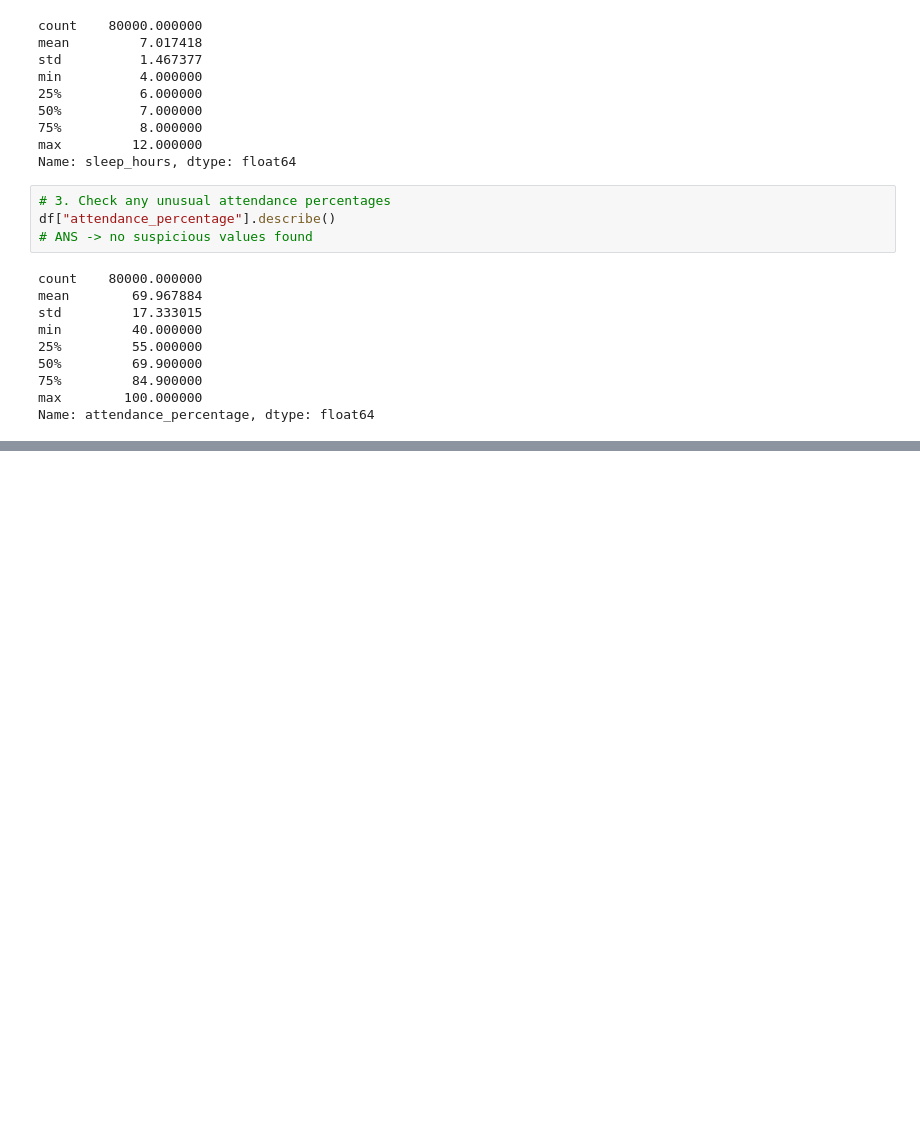
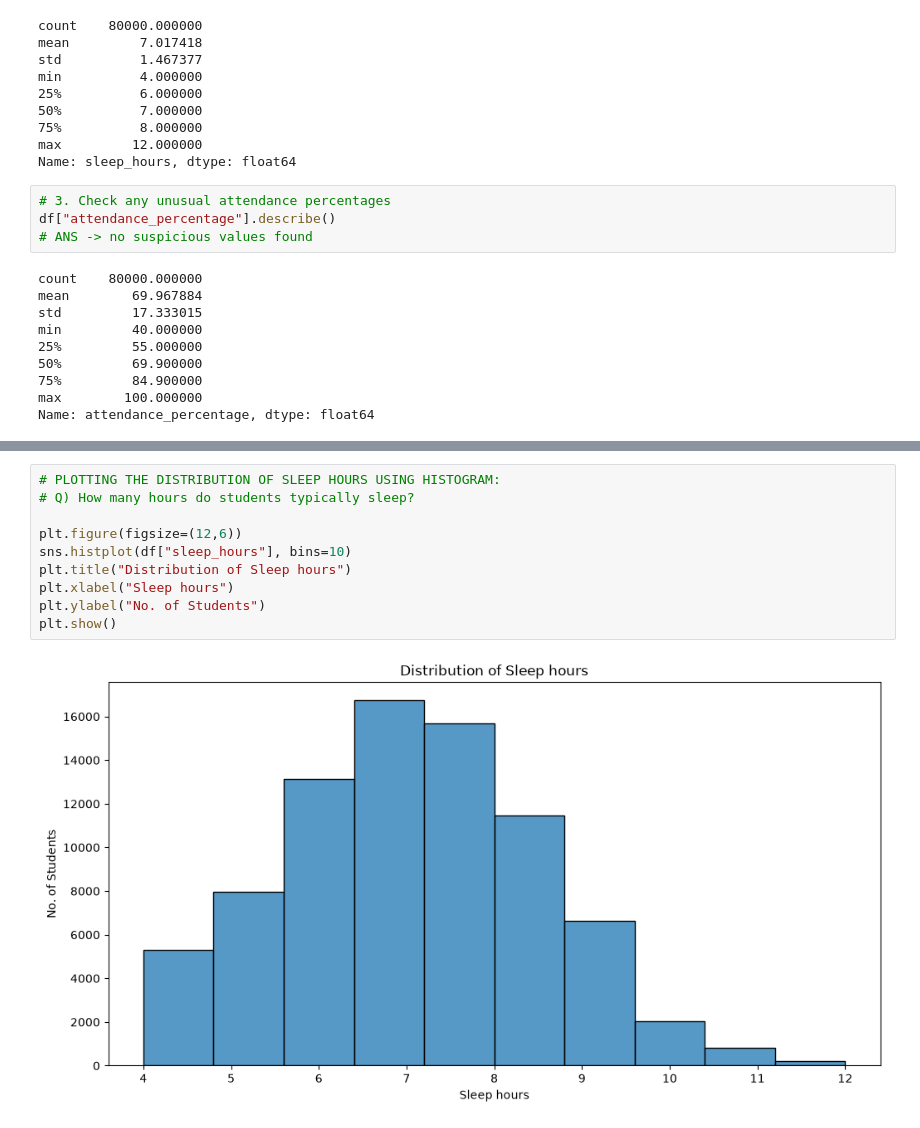
Before and after one commit to aaliya0704/Student-Performance-EDA, a Jupyter notebook: student_performance_analysis.ipynb, the cells around one changed output, grey strips where cells are left out. Cells and saved outputs as stored; diff of their text form; blank space fills up the shorter version.

```diff
--- a/student_performance_analysis.ipynb
+++ b/student_performance_analysis.ipynb
@@ -168,0 +194,12 @@ Name: attendance_percentage, dtype: float64
+# %%
+# PLOTTING THE DISTRIBUTION OF SLEEP HOURS USING HISTOGRAM:
+# Q) How many hours do students typically sleep?
+
+plt.figure(figsize=(12,6))
+sns.histplot(df["sleep_hours"], bins=10)
+plt.title("Distribution of Sleep hours")
+plt.xlabel("Sleep hours")
+plt.ylabel("No. of Students")
+plt.show()
+# %% [output]
+[figure, added]
```
Also changed, not shown: parts of 4 cells of this notebook.
